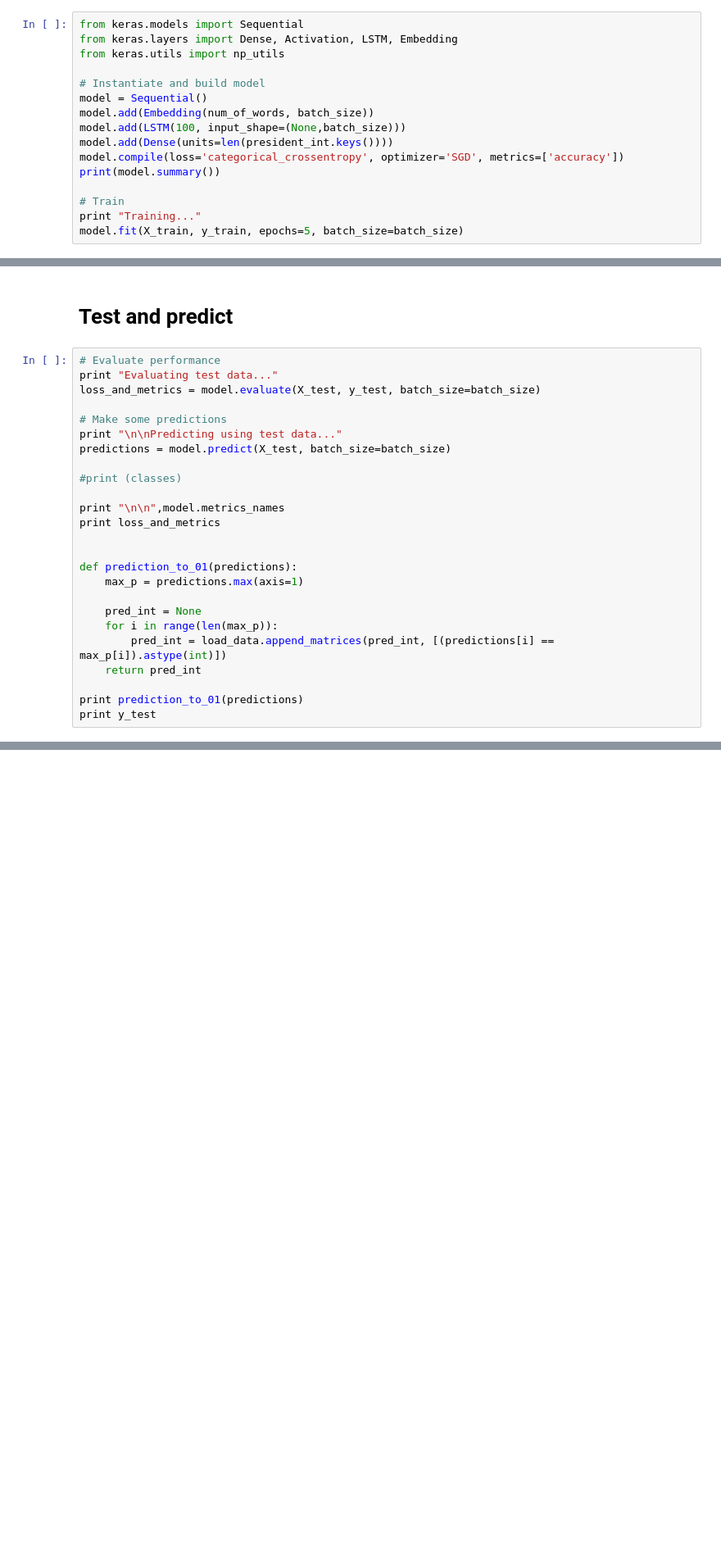
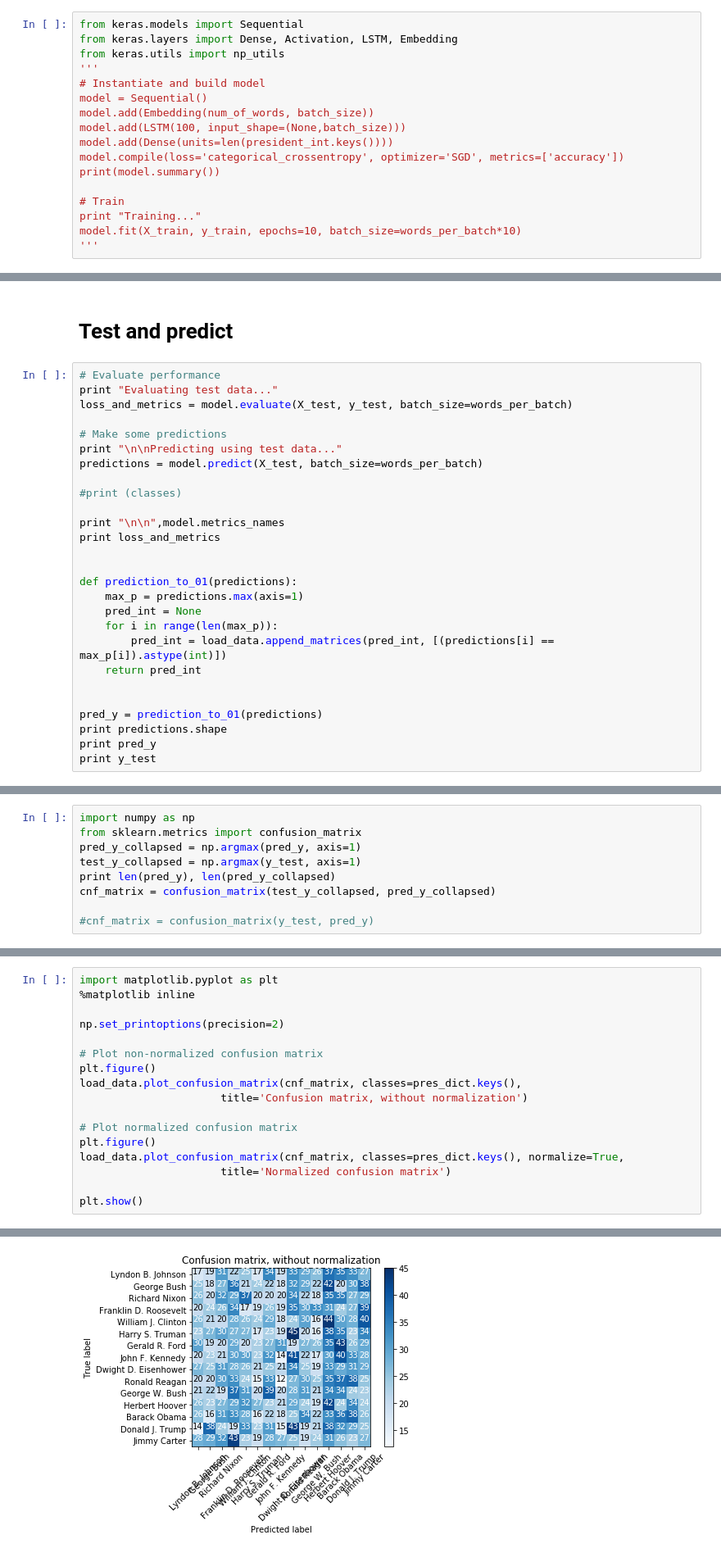
Before and after one commit to MIDSJoe2016/MIDS_266_project, a Jupyter notebook: code/baseline.ipynb, the cells around one changed output, grey strips where cells are left out. Shown at 82% size. Saved outputs shown, nothing was run; the diff lists cells and outputs as text; blank space fills up the shorter version.

Commit message:
use old model, add confusion matrix

```diff
--- a/code/baseline.ipynb
+++ b/code/baseline.ipynb
@@ -72,7 +70,7 @@ Processing data for Jimmy Carter
 from keras.models import Sequential
 from keras.layers import Dense, Activation, LSTM, Embedding
 from keras.utils import np_utils
-
+'''
 # Instantiate and build model
 model = Sequential()
 model.add(Embedding(num_of_words, batch_size))
@@ -83,5 +81,6 @@ print(model.summary())
 
 # Train
 print "Training..."
-model.fit(X_train, y_train, epochs=5, batch_size=batch_size)
+model.fit(X_train, y_train, epochs=10, batch_size=words_per_batch*10)
+'''
 # %% [output]
@@ -108,11 +136,11 @@ Epoch 5/5
 # %%
 # Evaluate performance
 print "Evaluating test data..."
-loss_and_metrics = model.evaluate(X_test, y_test, batch_size=batch_size)
+loss_and_metrics = model.evaluate(X_test, y_test, batch_size=words_per_batch)
 
 # Make some predictions
 print "\n\nPredicting using test data..."
-predictions = model.predict(X_test, batch_size=batch_size)
+predictions = model.predict(X_test, batch_size=words_per_batch)
 
 #print (classes)
 
@@ -122,13 +150,15 @@ print loss_and_metrics
 
 def prediction_to_01(predictions):
     max_p = predictions.max(axis=1)
-
     pred_int = None
     for i in range(len(max_p)):
         pred_int = load_data.append_matrices(pred_int, [(predictions[i] == max_p[i]).astype(int)])
     return pred_int
 
-print prediction_to_01(predictions)
+
+pred_y = prediction_to_01(predictions)
+print predictions.shape
+print pred_y
 print y_test
 # %% [output]
 Evaluating test data...
@@ -148,3 +178,12 @@ Predicting using test data...
  [0 0 0 ..., 0 0 0]
  [0 0 0 ..., 0 0 0]
  [0 0 0 ..., 0 0 0]]
+# %%
+import numpy as np
+from sklearn.metrics import confusion_matrix
+pred_y_collapsed = np.argmax(pred_y, axis=1)
+test_y_collapsed = np.argmax(y_test, axis=1)
+print len(pred_y), len(pred_y_collapsed)
+cnf_matrix = confusion_matrix(test_y_collapsed, pred_y_collapsed)
+
+#cnf_matrix = confusion_matrix(y_test, pred_y)
@@ -150,0 +192,18 @@ Predicting using test data...
+# %%
+import matplotlib.pyplot as plt
+%matplotlib inline
+
+np.set_printoptions(precision=2)
+
+# Plot non-normalized confusion matrix
+plt.figure()
+load_data.plot_confusion_matrix(cnf_matrix, classes=pres_dict.keys(),
+                      title='Confusion matrix, without normalization')
+
+# Plot normalized confusion matrix
+plt.figure()
+load_data.plot_confusion_matrix(cnf_matrix, classes=pres_dict.keys(), normalize=True,
+                      title='Normalized confusion matrix')
+
+plt.show()
+# %% [output]
@@ -150,0 +227 @@ Predicting using test data...
+[figure, added]
```
Also changed, not shown: parts of 9 cells of this notebook, 1 other file.
